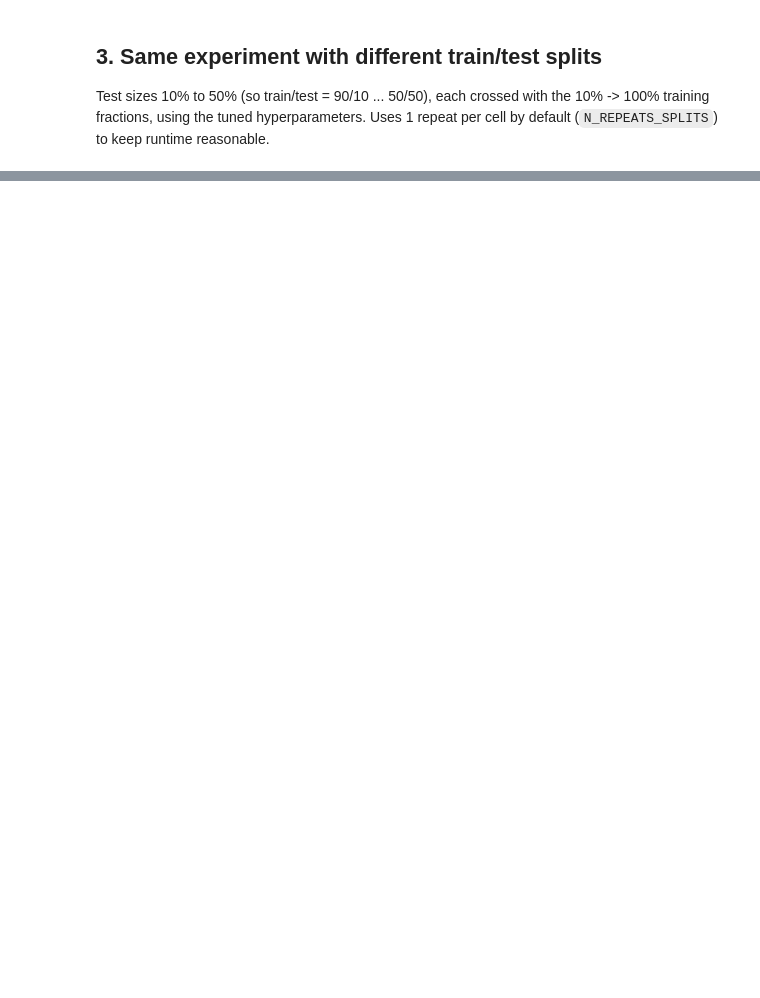
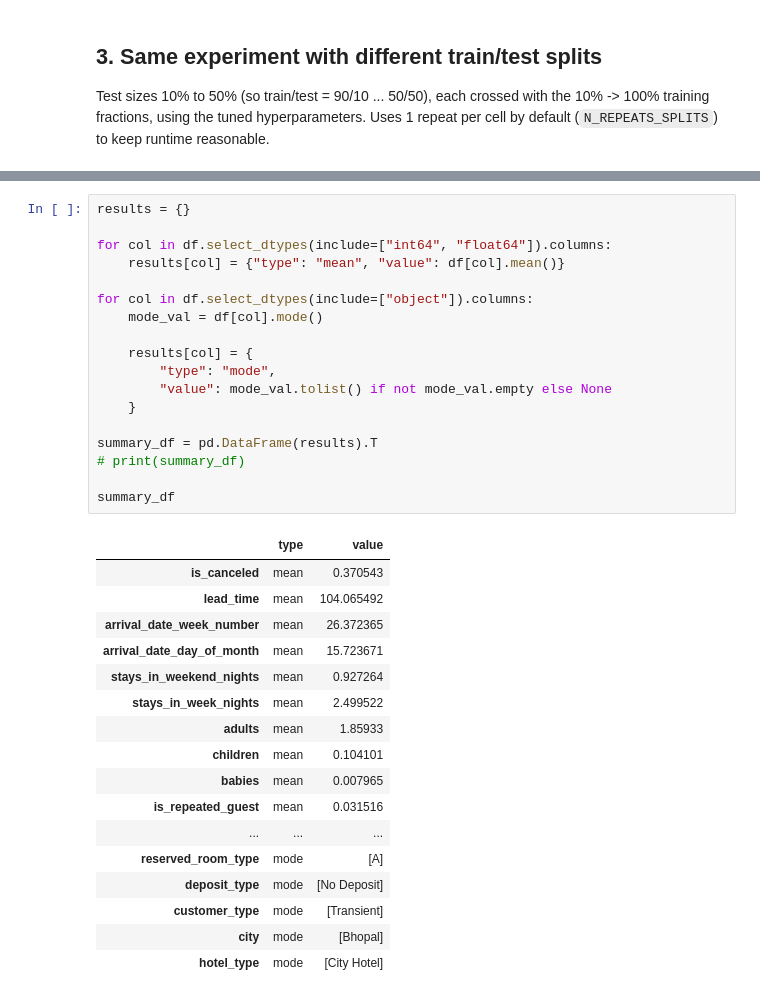
Before and after one commit to tapay9/ML_Workflow_Optimizer, a Jupyter notebook: src/model_experimentation.ipynb, the cells around one changed output, grey strips where cells are left out. Drawn from its saved outputs; the diff is of its cells as text; blank space fills up the shorter version.

```diff
--- a/src/model_experimentation.ipynb
+++ b/src/model_experimentation.ipynb
@@ -576,0 +623,36 @@ NameError: name 'MODEL_NAMES' is not defined
+# %%
+results = {}
+
+for col in df.select_dtypes(include=["int64", "float64"]).columns:
+    results[col] = {"type": "mean", "value": df[col].mean()}
+
+for col in df.select_dtypes(include=["object"]).columns:
+    mode_val = df[col].mode()
+
+    results[col] = {
+        "type": "mode",
+        "value": mode_val.tolist() if not mode_val.empty else None
+    }
+
+summary_df = pd.DataFrame(results).T
+# print(summary_df)
+
+summary_df
+# %% [output]
+|  | type | value |
+| is_canceled | mean | 0.370543 |
+| lead_time | mean | 104.065492 |
+| arrival_date_week_number | mean | 26.372365 |
+| arrival_date_day_of_month | mean | 15.723671 |
+| stays_in_weekend_nights | mean | 0.927264 |
+| stays_in_week_nights | mean | 2.499522 |
+| adults | mean | 1.85933 |
+| children | mean | 0.104101 |
+| babies | mean | 0.007965 |
+| is_repeated_guest | mean | 0.031516 |
+| ... | ... | ... |
+| reserved_room_type | mode | [A] |
+| deposit_type | mode | [No Deposit] |
+| customer_type | mode | [Transient] |
+| city | mode | [Bhopal] |
+| hotel_type | mode | [City Hotel] |
```
Also changed, not shown: parts of 9 cells of this notebook, 9 other files.
